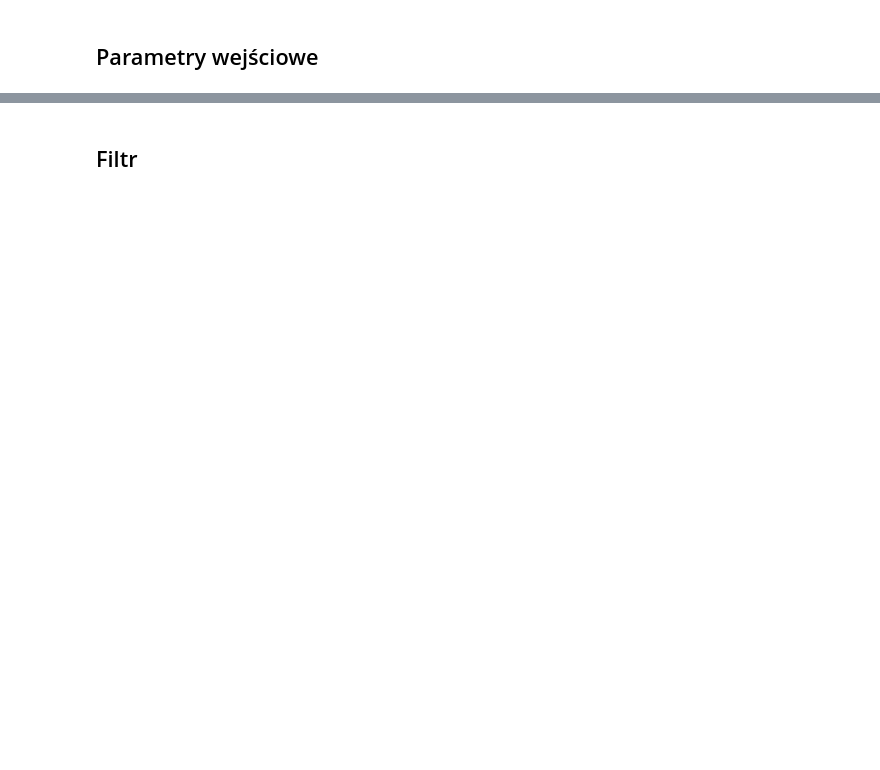
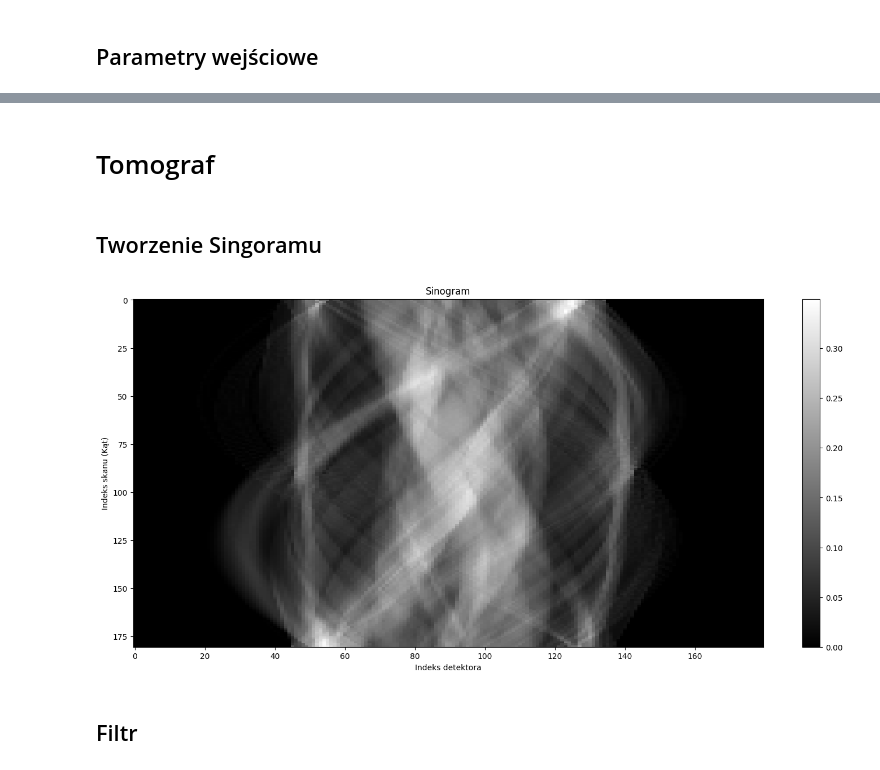
Before and after one commit to Szymonur/tomograf, a Jupyter notebook: tomograf.ipynb, the cells around one changed output, grey strips where cells are left out. Cells and saved outputs as stored; diff of their text form; code cells hidden in the pictures; blank space fills up the shorter version.

```diff
--- a/tomograf.ipynb
+++ b/tomograf.ipynb
@@ -164,15 +79,0 @@ def filter_sum_nornmalize(pixels):
-# %%
-def show_sinogram(sinogram_matrix):
-    sinogram_np = np.array(sinogram_matrix)
-
-    plt.figure(figsize=(18, 8))
-    # aspect='auto' jest kluczowe!
-    # Bez tego, jeśli masz np. 180 skanów i 720 detektorów,
-    # obrazek będzie bardzo wąskim paskiem.
-    plt.imshow(sinogram_np, cmap='gray', aspect='auto')
-
-    plt.xlabel("Indeks detektora")
-    plt.ylabel("Indeks skanu (Kąt)")
-    plt.title("Sinogram")
-    plt.colorbar()
-    plt.show()
@@ -202,2 +80,12 @@ show_sinogram(sinogram)
+# %% [markdown]
+# Tomograf
+# %% [markdown]
+## Tworzenie Singoramu
+# %%
+sinogram = scan_generate_sinogram(N_detectors, distance_between_emiters, angle_coverage, N_scans, img_matrix)
+
+show_sinogram(sinogram)
+# %% [output]
+[figure, added]
 # %% [markdown]
 ## Filtr
```
Also changed, not shown: parts of 17 cells of this notebook, 7 other files.
